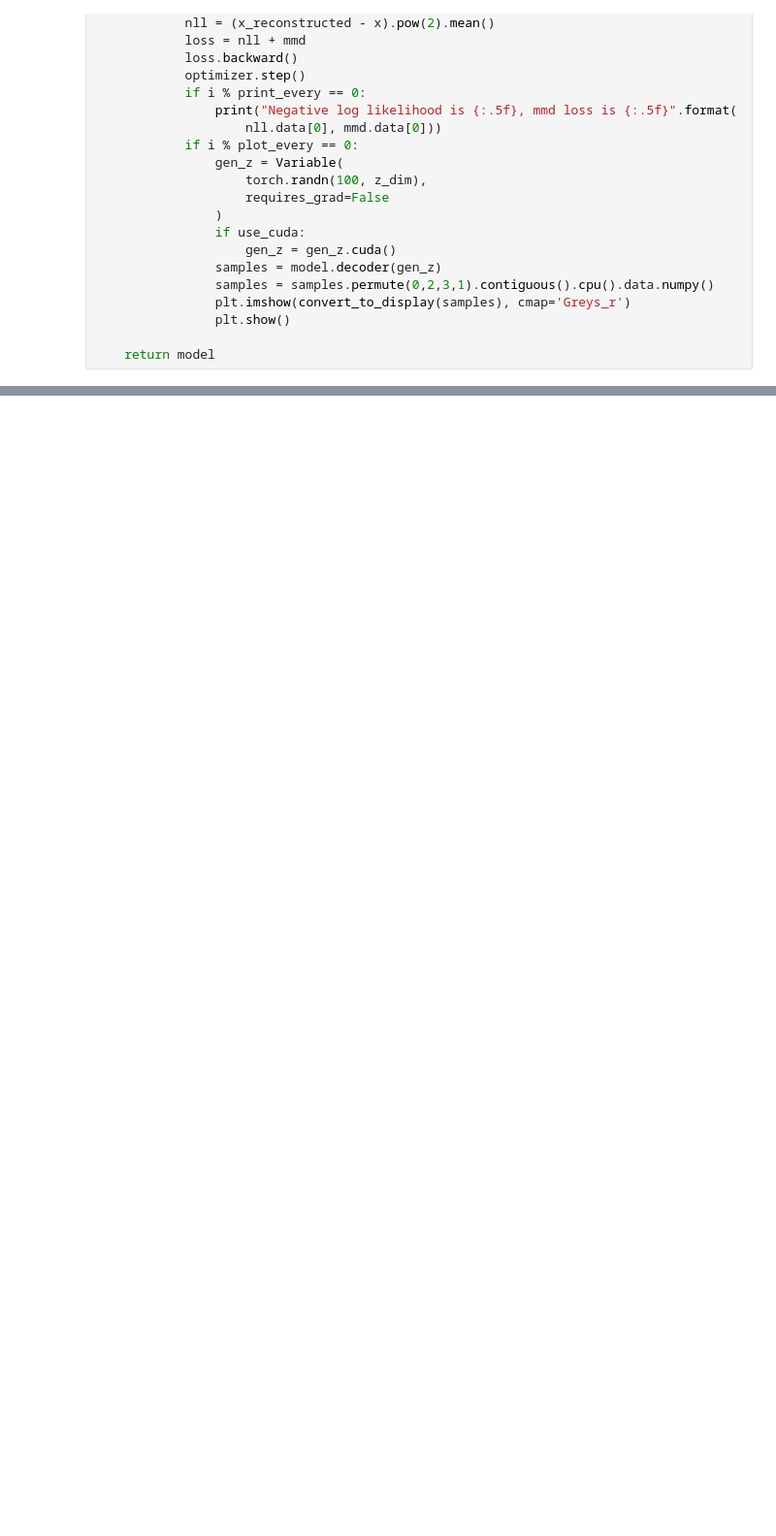
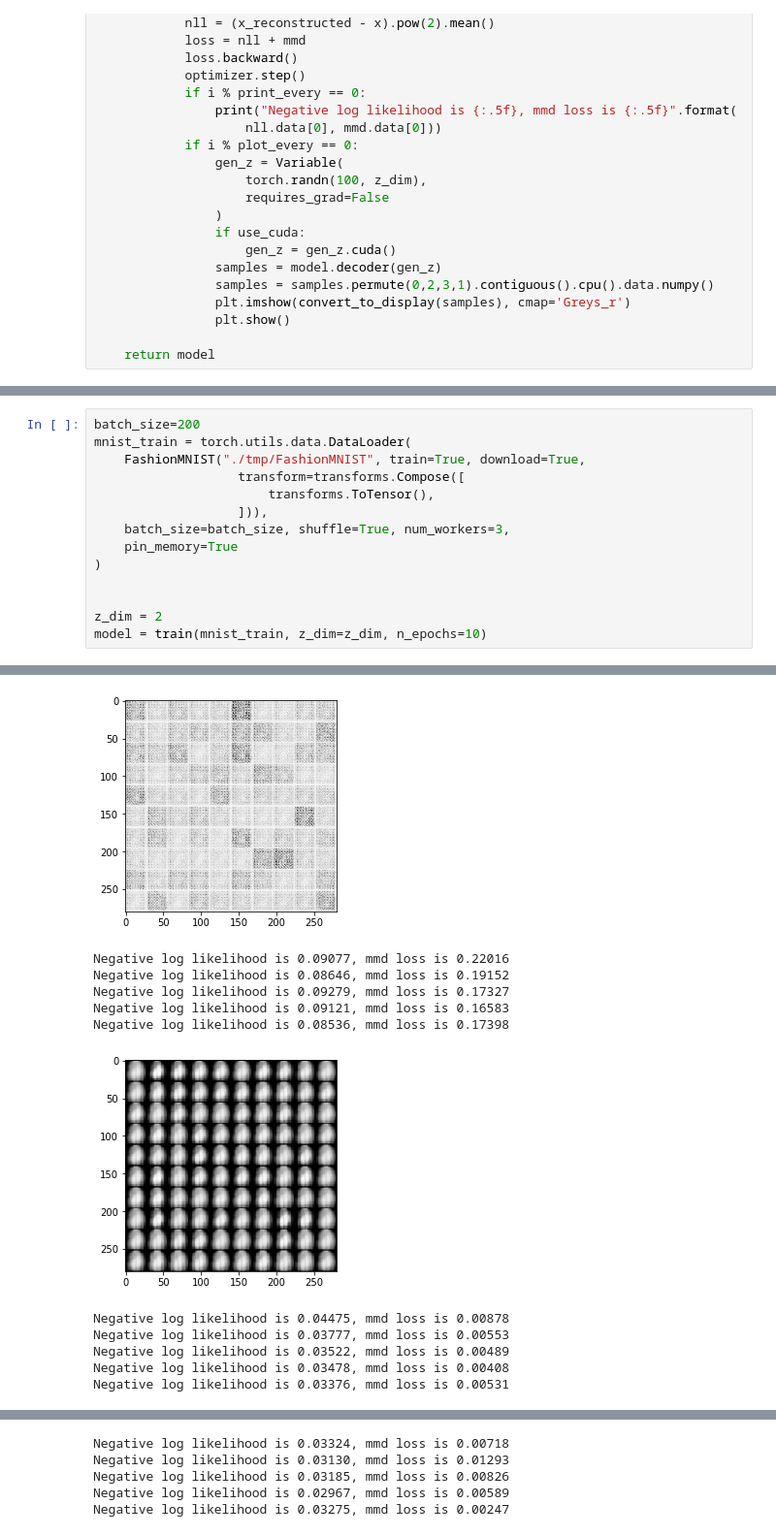
Before and after one commit to napsternxg/pytorch-practice, a Jupyter notebook: Pytorch - MMD VAE.ipynb, the cells around one changed output, grey strips where cells are left out. Shown at 97% size. Cells and saved outputs as stored; diff of their text form; blank space fills up the shorter version.

```diff
--- a/Pytorch - MMD VAE.ipynb
+++ b/Pytorch - MMD VAE.ipynb
@@ -269,0 +282,15 @@ if z_dim == 2:
+# %%
+batch_size=200
+mnist_train = torch.utils.data.DataLoader(
+    FashionMNIST("./tmp/FashionMNIST", train=True, download=True,
+                   transform=transforms.Compose([
+                       transforms.ToTensor(),
+                   ])),
+    batch_size=batch_size, shuffle=True, num_workers=3,
+    pin_memory=True
+)
+
+
+z_dim = 2
+model = train(mnist_train, z_dim=z_dim, n_epochs=10)
+# %% [output]
@@ -269,0 +304,12 @@ if z_dim == 2:
+[figure, added]
+Negative log likelihood is 0.09077, mmd loss is 0.22016
+Negative log likelihood is 0.08646, mmd loss is 0.19152
+Negative log likelihood is 0.09279, mmd loss is 0.17327
+Negative log likelihood is 0.09121, mmd loss is 0.16583
+Negative log likelihood is 0.08536, mmd loss is 0.17398
+[figure, added]
+Negative log likelihood is 0.04475, mmd loss is 0.00878
+Negative log likelihood is 0.03777, mmd loss is 0.00553
+Negative log likelihood is 0.03522, mmd loss is 0.00489
+Negative log likelihood is 0.03478, mmd loss is 0.00408
+Negative log likelihood is 0.03376, mmd loss is 0.00531
@@ -269,0 +317,5 @@ if z_dim == 2:
+Negative log likelihood is 0.03324, mmd loss is 0.00718
+Negative log likelihood is 0.03130, mmd loss is 0.01293
+Negative log likelihood is 0.03185, mmd loss is 0.00826
+Negative log likelihood is 0.02967, mmd loss is 0.00589
+Negative log likelihood is 0.03275, mmd loss is 0.00247
```
Also changed, not shown: parts of 8 cells of this notebook, 1 other file.
